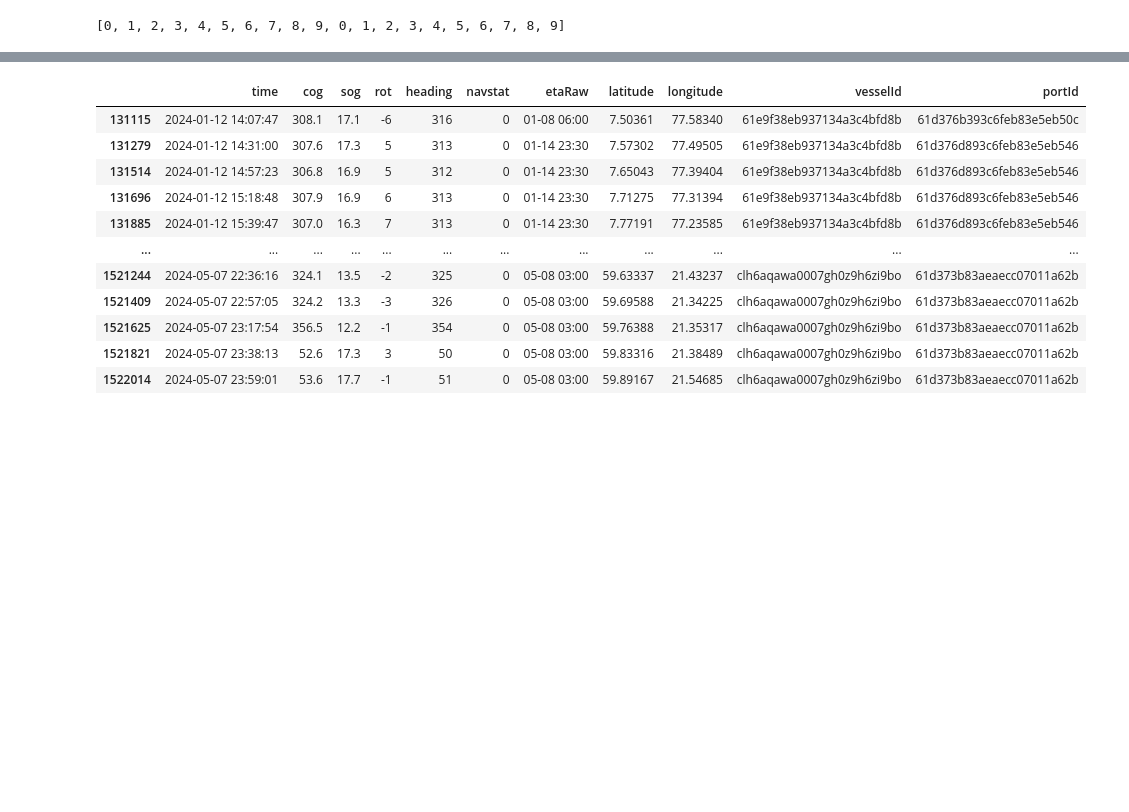
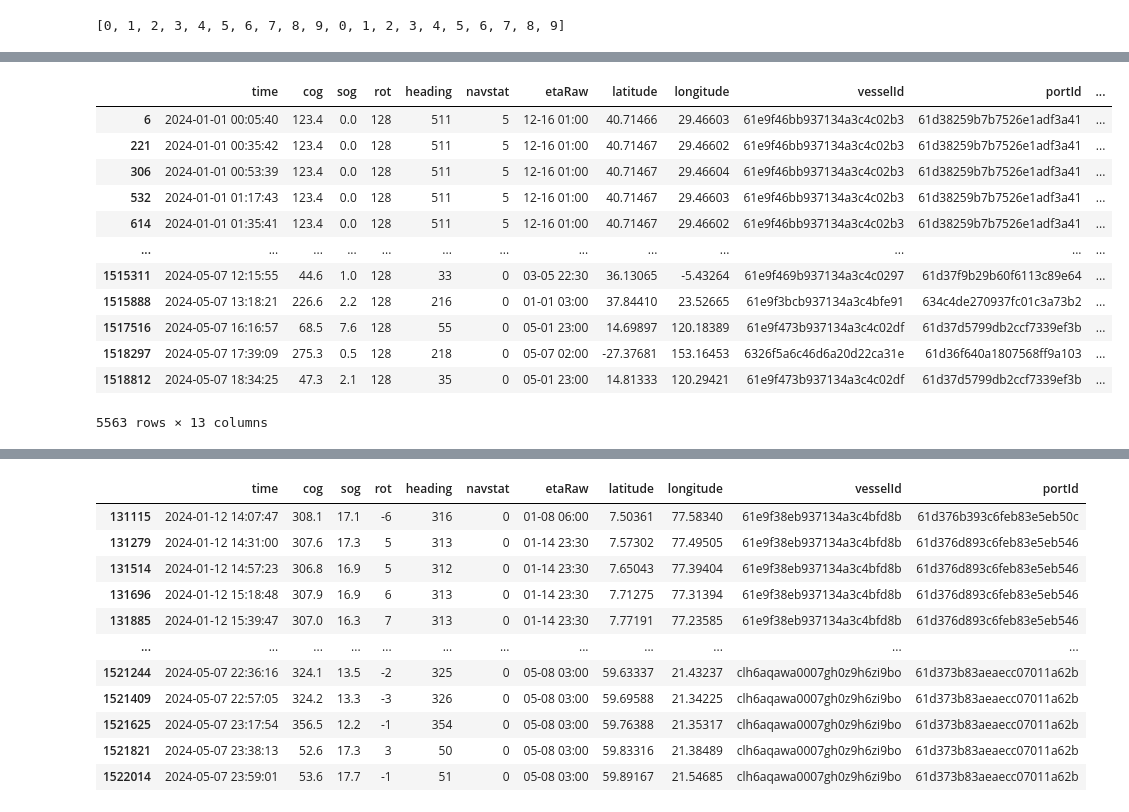
Before and after one commit to art-test-stack/vessel_position_forecast, a Jupyter notebook: test_pipeline.ipynb, the cells around one changed output, grey strips where cells are left out. Saved outputs shown, nothing was run; the diff lists cells and outputs as text; code cells hidden in the pictures; blank space fills up the shorter version.

```diff
--- a/test_pipeline.ipynb
+++ b/test_pipeline.ipynb
@@ -102,0 +304,16 @@ def pipeline(seq_len = 48, do_preprocess = True):
+# %%
+ais_train[ais_train["rot"]==128]
+# %% [output]
+|  | time | cog | sog | rot | heading | navstat | etaRaw | latitude | longitude | vesselId | portId | ... |
+| 6 | 2024-01-01 00:05:40 | 123.4 | 0.0 | 128 | 511 | 5 | 12-16 01:00 | 40.71466 | 29.46603 | 61e9f46bb937134a3c4c02b3 | 61d38259b7b7526e1adf3a41 | ... |
+| 221 | 2024-01-01 00:35:42 | 123.4 | 0.0 | 128 | 511 | 5 | 12-16 01:00 | 40.71467 | 29.46602 | 61e9f46bb937134a3c4c02b3 | 61d38259b7b7526e1adf3a41 | ... |
+| 306 | 2024-01-01 00:53:39 | 123.4 | 0.0 | 128 | 511 | 5 | 12-16 01:00 | 40.71467 | 29.46604 | 61e9f46bb937134a3c4c02b3 | 61d38259b7b7526e1adf3a41 | ... |
+| 532 | 2024-01-01 01:17:43 | 123.4 | 0.0 | 128 | 511 | 5 | 12-16 01:00 | 40.71467 | 29.46603 | 61e9f46bb937134a3c4c02b3 | 61d38259b7b7526e1adf3a41 | ... |
+| 614 | 2024-01-01 01:35:41 | 123.4 | 0.0 | 128 | 511 | 5 | 12-16 01:00 | 40.71467 | 29.46602 | 61e9f46bb937134a3c4c02b3 | 61d38259b7b7526e1adf3a41 | ... |
+| ... | ... | ... | ... | ... | ... | ... | ... | ... | ... | ... | ... | ... |
+| 1515311 | 2024-05-07 12:15:55 | 44.6 | 1.0 | 128 | 33 | 0 | 03-05 22:30 | 36.13065 | -5.43264 | 61e9f469b937134a3c4c0297 | 61d37f9b29b60f6113c89e64 | ... |
+| 1515888 | 2024-05-07 13:18:21 | 226.6 | 2.2 | 128 | 216 | 0 | 01-01 03:00 | 37.84410 | 23.52665 | 61e9f3bcb937134a3c4bfe91 | 634c4de270937fc01c3a73b2 | ... |
+| 1517516 | 2024-05-07 16:16:57 | 68.5 | 7.6 | 128 | 55 | 0 | 05-01 23:00 | 14.69897 | 120.18389 | 61e9f473b937134a3c4c02df | 61d37d5799db2ccf7339ef3b | ... |
+| 1518297 | 2024-05-07 17:39:09 | 275.3 | 0.5 | 128 | 218 | 0 | 05-07 02:00 | -27.37681 | 153.16453 | 6326f5a6c46d6a20d22ca31e | 61d36f640a1807568ff9a103 | ... |
+| 1518812 | 2024-05-07 18:34:25 | 47.3 | 2.1 | 128 | 35 | 0 | 05-01 23:00 | 14.81333 | 120.29421 | 61e9f473b937134a3c4c02df | 61d37d5799db2ccf7339ef3b | ... |
+5563 rows × 13 columns
```
Also changed, not shown: parts of 44 cells of this notebook, 3 other files.
